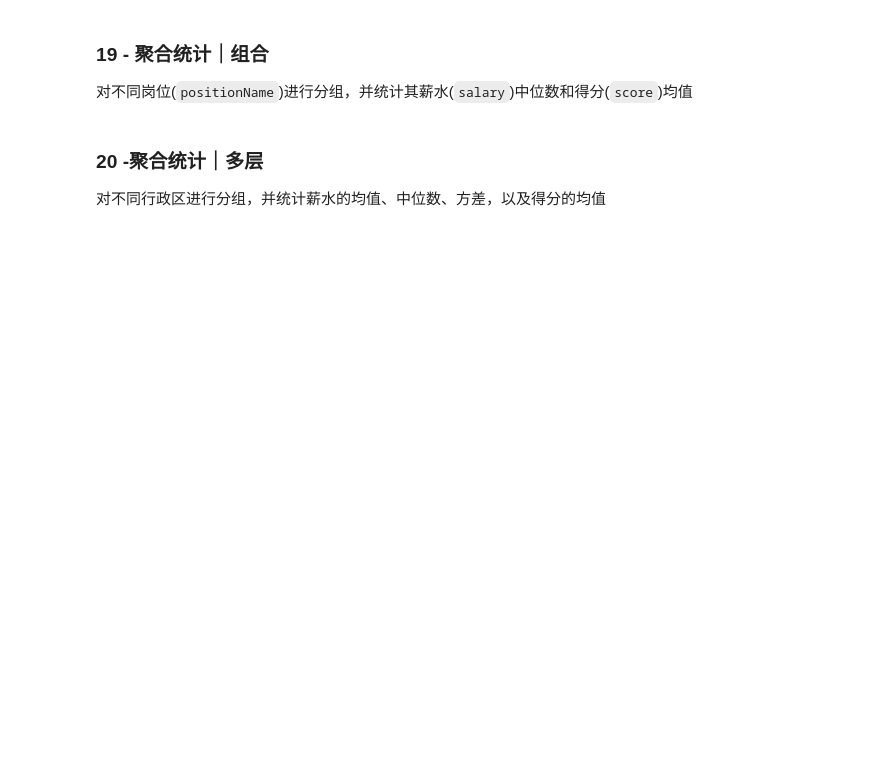
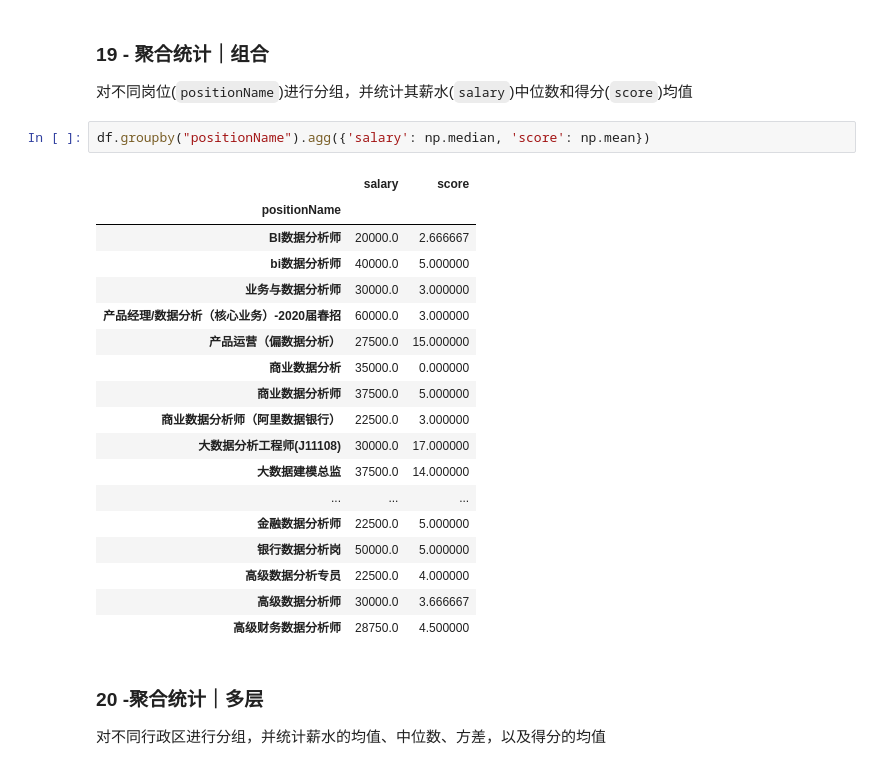
Before and after one commit to tungsten106/Pandas_Advanced_Exercise, a Jupyter notebook: 6 - 数据分组与聚合/数据分组与聚合.ipynb, the cells around one changed output. Drawn from its saved outputs; the diff is of its cells as text; blank space fills up the shorter version.

```diff
--- a/6 - 数据分组与聚合/数据分组与聚合.ipynb
+++ b/6 - 数据分组与聚合/数据分组与聚合.ipynb
@@ -383,6 +392,27 @@ df.groupby("district")["positionName"].count().plot(kind="bar")
 ### 19 - 聚合统计｜组合
 
 对不同岗位(`positionName`)进行分组，并统计其薪水(`salary`)中位数和得分(`score`)均值
+# %%
+df.groupby("positionName").agg({'salary': np.median, 'score': np.mean})
+# %% [output]
+|  | salary | score |
+| positionName |  |  |
+| BI数据分析师 | 20000.0 | 2.666667 |
+| bi数据分析师 | 40000.0 | 5.000000 |
+| 业务与数据分析师 | 30000.0 | 3.000000 |
+| 产品经理/数据分析（核心业务）-2020届春招 | 60000.0 | 3.000000 |
+| 产品运营（偏数据分析） | 27500.0 | 15.000000 |
+| 商业数据分析 | 35000.0 | 0.000000 |
+| 商业数据分析师 | 37500.0 | 5.000000 |
+| 商业数据分析师（阿里数据银行） | 22500.0 | 3.000000 |
+| 大数据分析工程师(J11108) | 30000.0 | 17.000000 |
+| 大数据建模总监 | 37500.0 | 14.000000 |
+| ... | ... | ... |
+| 金融数据分析师 | 22500.0 | 5.000000 |
+| 银行数据分析岗 | 50000.0 | 5.000000 |
+| 高级数据分析专员 | 22500.0 | 4.000000 |
+| 高级数据分析师 | 30000.0 | 3.666667 |
+| 高级财务数据分析师 | 28750.0 | 4.500000 |
 # %% [markdown]
 ### 20 -聚合统计｜多层
 
```
Also changed, not shown: parts of 12 cells of this notebook.
